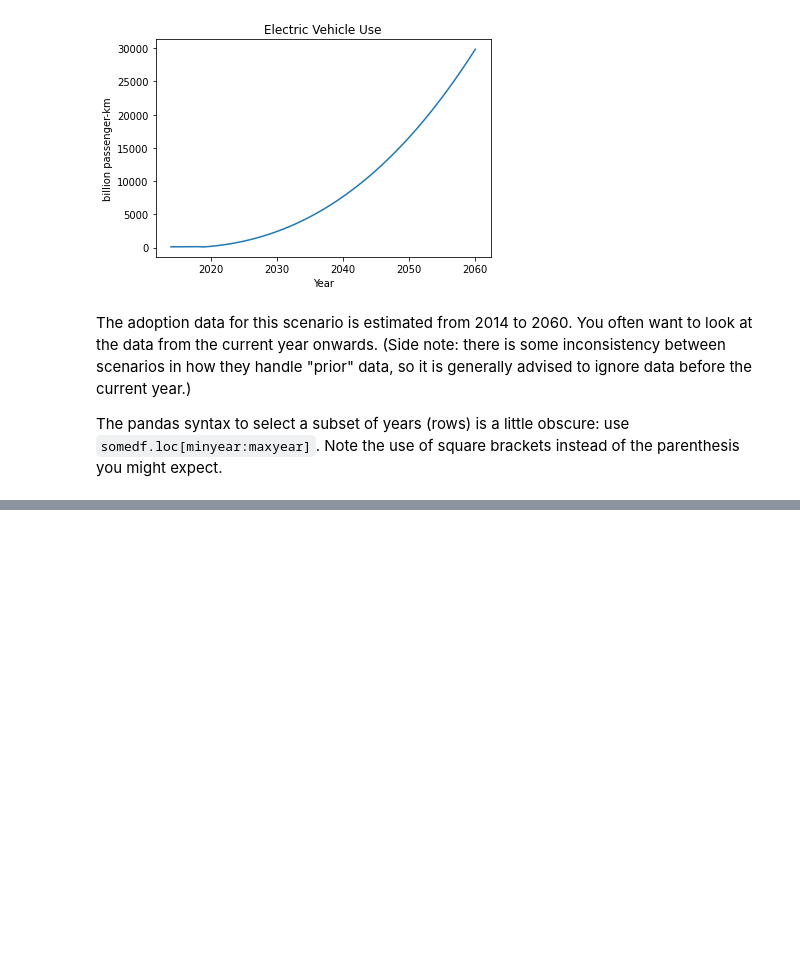
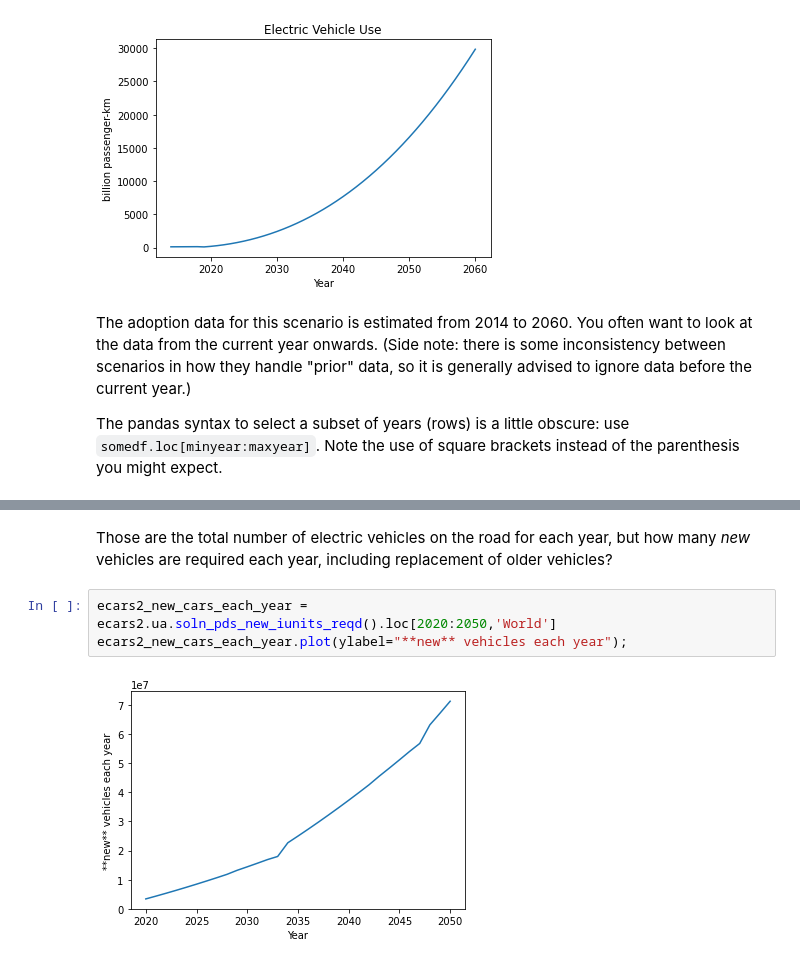
Before and after one commit to ProjectDrawdown/solutions, a Jupyter notebook: New_SH.ipynb, the cells around one changed output, grey strips where cells are left out. Cells and saved outputs as stored; diff of their text form; blank space fills up the shorter version.

```diff
--- a/New_SH.ipynb
+++ b/New_SH.ipynb
@@ -188,0 +202,7 @@ ecars2_ad.plot(ylabel=ecars2.units['functional unit'], title='Electric Vehicle U
+# %% [markdown]
+Those are the total number of electric vehicles on the road for each year, but how many _new_ vehicles are required each year, including replacement of older vehicles?
+# %%
+ecars2_new_cars_each_year = ecars2.ua.soln_pds_new_iunits_reqd().loc[2020:2050,'World']
+ecars2_new_cars_each_year.plot(ylabel="**new** vehicles each year");
+# %% [output]
+[figure, added]
```
Also changed, not shown: parts of 11 cells of this notebook.
